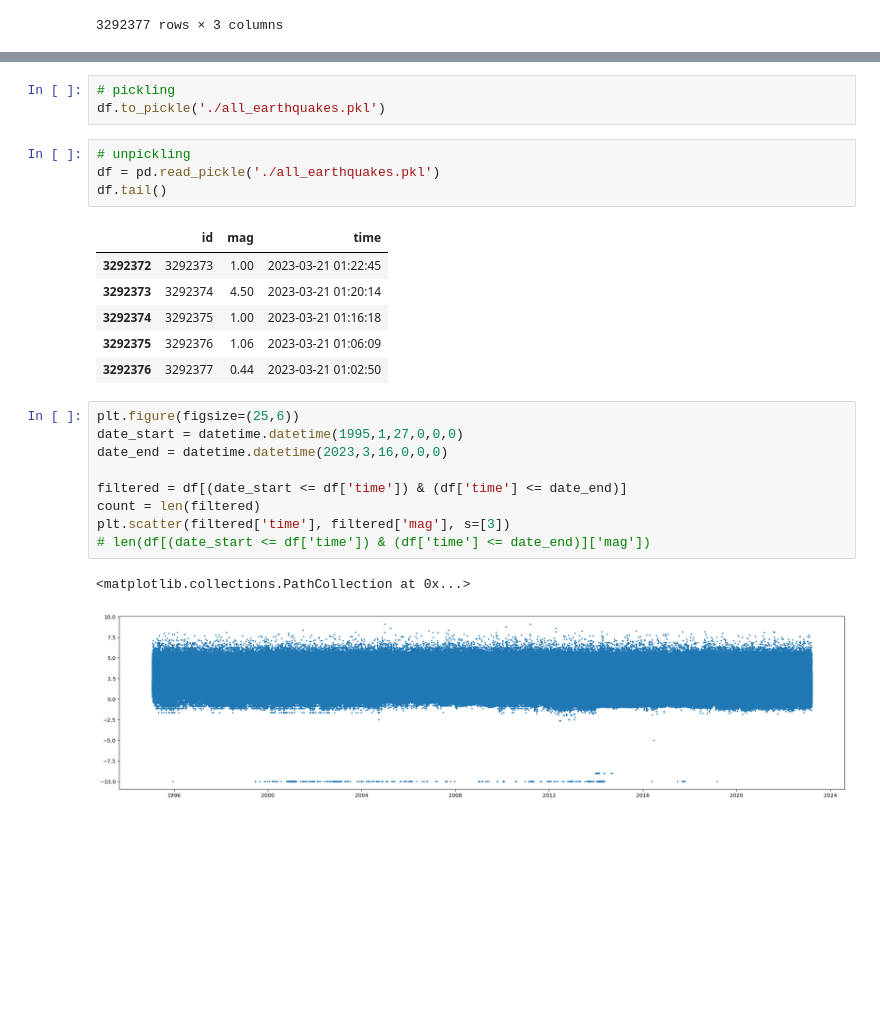
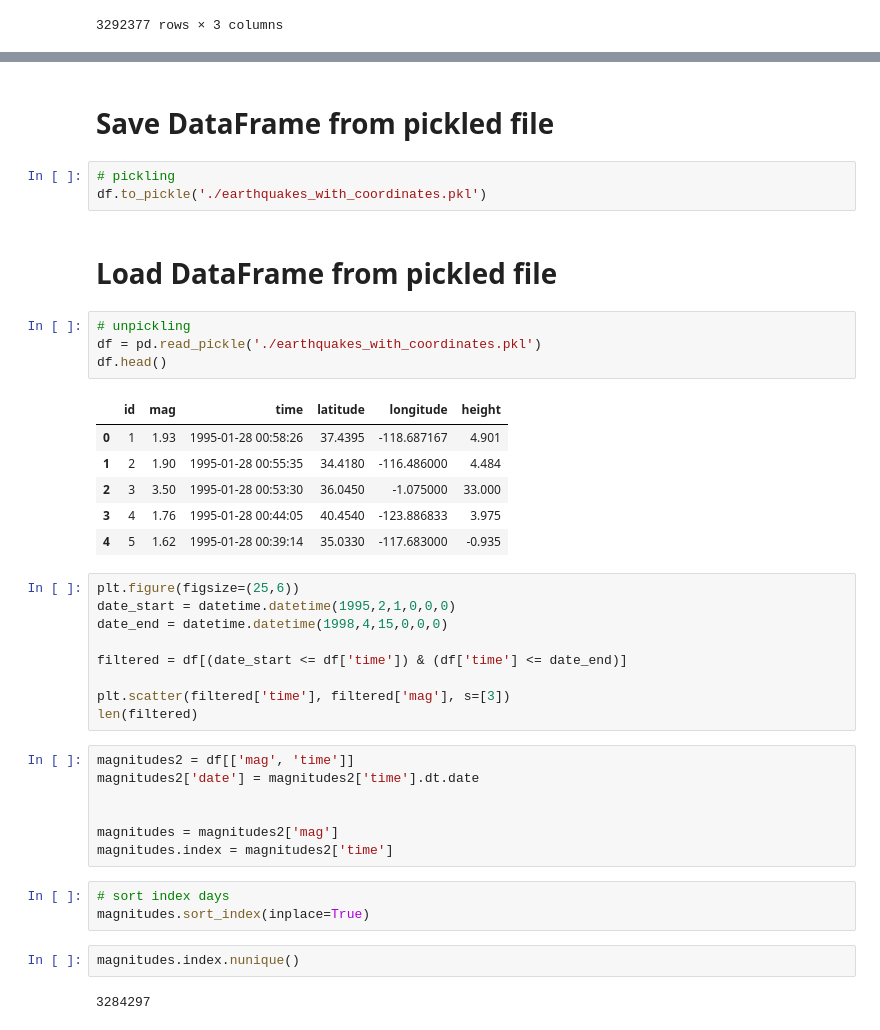
Before and after one commit to KonWys01/WebAppToAssessEarthquakeRisk, a Jupyter notebook: backend/machine_learning/main.ipynb, the cells around one changed output, grey strips where cells are left out. Drawn from its saved outputs; the diff is of its cells as text; blank space fills up the shorter version.

```diff
--- a/backend/machine_learning/main.ipynb
+++ b/backend/machine_learning/main.ipynb
@@ -47,26 +88,41 @@ df
+# %% [markdown]
+# Save DataFrame from pickled file
 # %%
 # pickling
-df.to_pickle('./all_earthquakes.pkl')
+df.to_pickle('./earthquakes_with_coordinates.pkl')
+# %% [markdown]
+# Load DataFrame from pickled file
 # %%
 # unpickling
-df = pd.read_pickle('./all_earthquakes.pkl')
-df.tail()
+df = pd.read_pickle('./earthquakes_with_coordinates.pkl')
+df.head()
 # %% [output]
-|  | id | mag | time |
-| 3292372 | 3292373 | 1.00 | 2023-03-21 01:22:45 |
-| 3292373 | 3292374 | 4.50 | 2023-03-21 01:20:14 |
-| 3292374 | 3292375 | 1.00 | 2023-03-21 01:16:18 |
-| 3292375 | 3292376 | 1.06 | 2023-03-21 01:06:09 |
-| 3292376 | 3292377 | 0.44 | 2023-03-21 01:02:50 |
+|  | id | mag | time | latitude | longitude | height |
+| 0 | 1 | 1.93 | 1995-01-28 00:58:26 | 37.4395 | -118.687167 | 4.901 |
+| 1 | 2 | 1.90 | 1995-01-28 00:55:35 | 34.4180 | -116.486000 | 4.484 |
+| 2 | 3 | 3.50 | 1995-01-28 00:53:30 | 36.0450 | -1.075000 | 33.000 |
+| 3 | 4 | 1.76 | 1995-01-28 00:44:05 | 40.4540 | -123.886833 | 3.975 |
+| 4 | 5 | 1.62 | 1995-01-28 00:39:14 | 35.0330 | -117.683000 | -0.935 |
 # %%
 plt.figure(figsize=(25,6))
-date_start = datetime.datetime(1995,1,27,0,0,0)
-date_end = datetime.datetime(2023,3,16,0,0,0)
+date_start = datetime.datetime(1995,2,1,0,0,0)
+date_end = datetime.datetime(1998,4,15,0,0,0)
 
 filtered = df[(date_start <= df['time']) & (df['time'] <= date_end)]
-count = len(filtered)
+
 plt.scatter(filtered['time'], filtered['mag'], s=[3])
-# len(df[(date_start <= df['time']) & (df['time'] <= date_end)]['mag'])
+len(filtered)
-# %% [output]
-<matplotlib.collections.PathCollection at 0x...>
-[figure, removed]
+# %%
+magnitudes2 = df[['mag', 'time']]
+magnitudes2['date'] = magnitudes2['time'].dt.date
+
+
+magnitudes = magnitudes2['mag']
+magnitudes.index = magnitudes2['time']
+# %%
+# sort index days
+magnitudes.sort_index(inplace=True)
+# %%
+magnitudes.index.nunique()
+# %% [output]
+3284297
```
Also changed, not shown: parts of 21 cells of this notebook, 2 other files.
